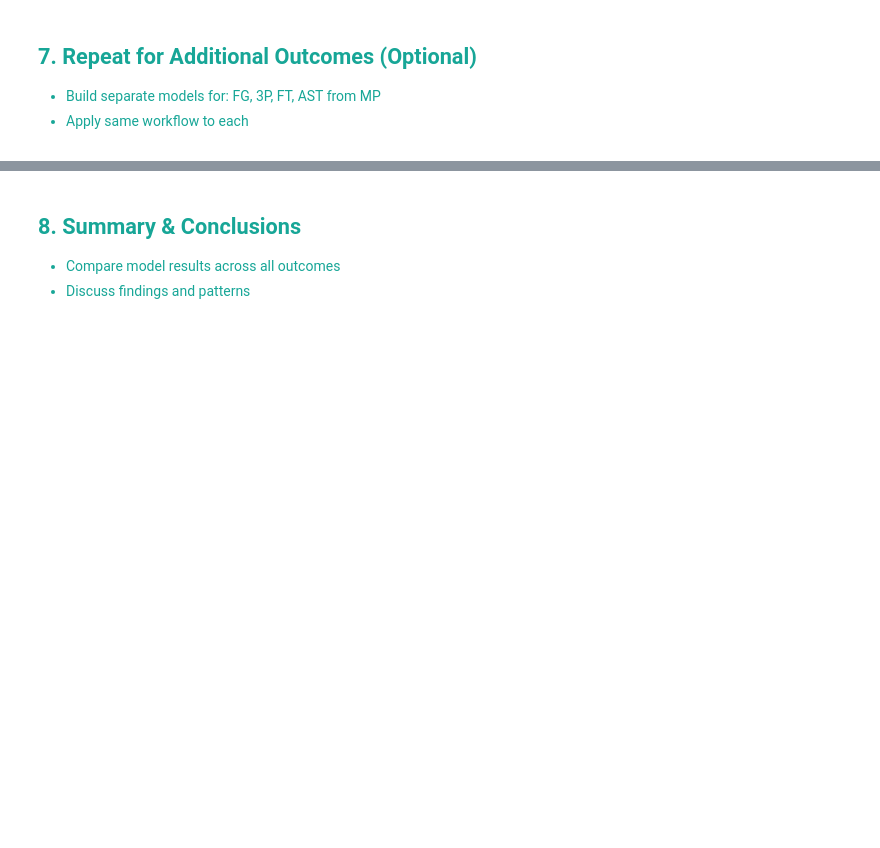
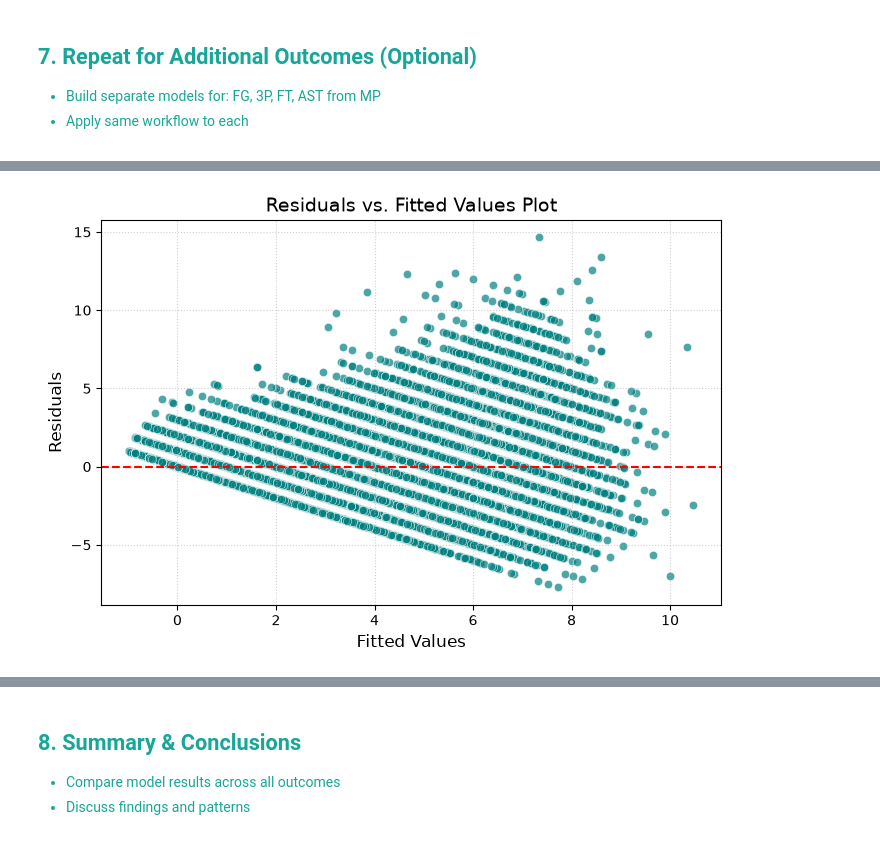
Before and after one commit to awomann/nba-prediction, a Jupyter notebook: NBA_Predictive_Analytics.ipynb, the cells around one changed output, grey strips where cells are left out. Drawn from its saved outputs; the diff is of its cells as text; code cells hidden in the pictures; blank space fills up the shorter version.

```diff
--- a/NBA_Predictive_Analytics.ipynb
+++ b/NBA_Predictive_Analytics.ipynb
@@ -858,0 +978,13 @@ The fitted line shows the relationship between minutes played and points scored.
+# %%
+plt.figure(figsize = (8,5))
+sns.scatterplot(x = model_2.fittedvalues, y = model_2.resid, alpha = 0.7, color = 'teal')
+plt.axhline(y = 0, color = 'red', linestyle = '--', linewidth = 1.5)
+
+plt.title('Residuals vs. Fitted Values Plot', fontsize = 14)
+plt.xlabel('Fitted Values', fontsize = 12)
+plt.ylabel('Residuals', fontsize = 12)
+plt.grid(True, linestyle = ':', alpha = 0.6)
+
+plt.show()
+# %% [output]
+[figure, added]
```
Also changed, not shown: parts of 13 cells of this notebook, 2 other files.
